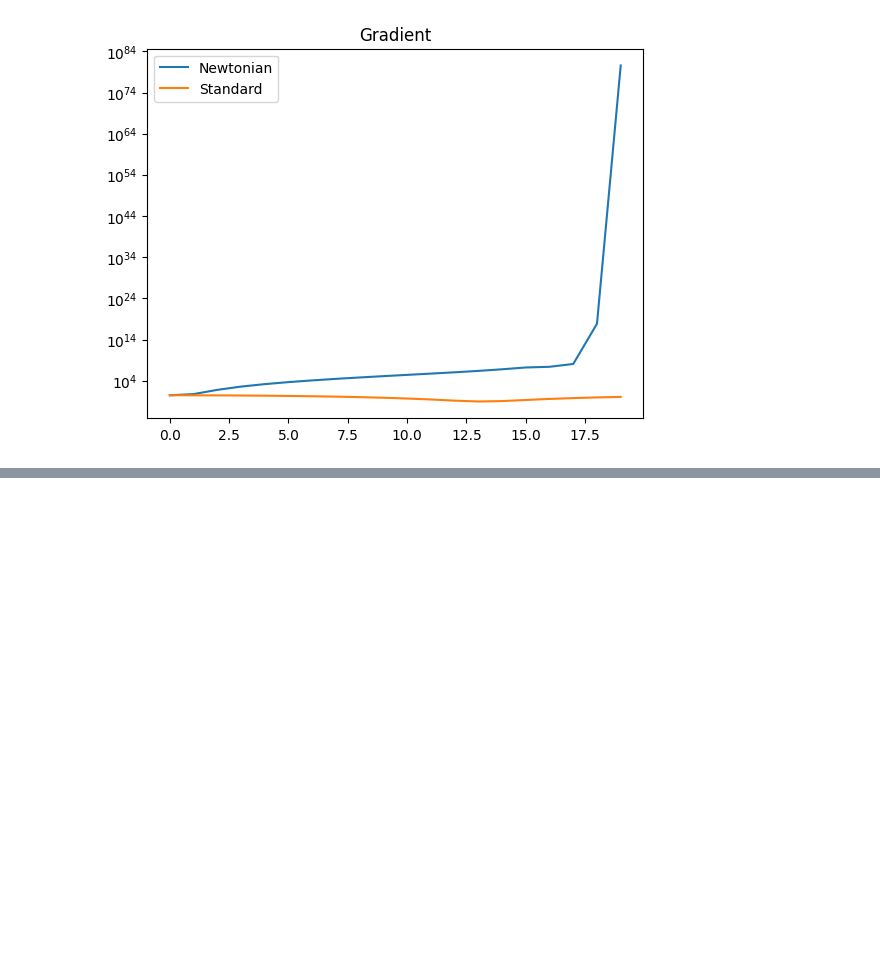
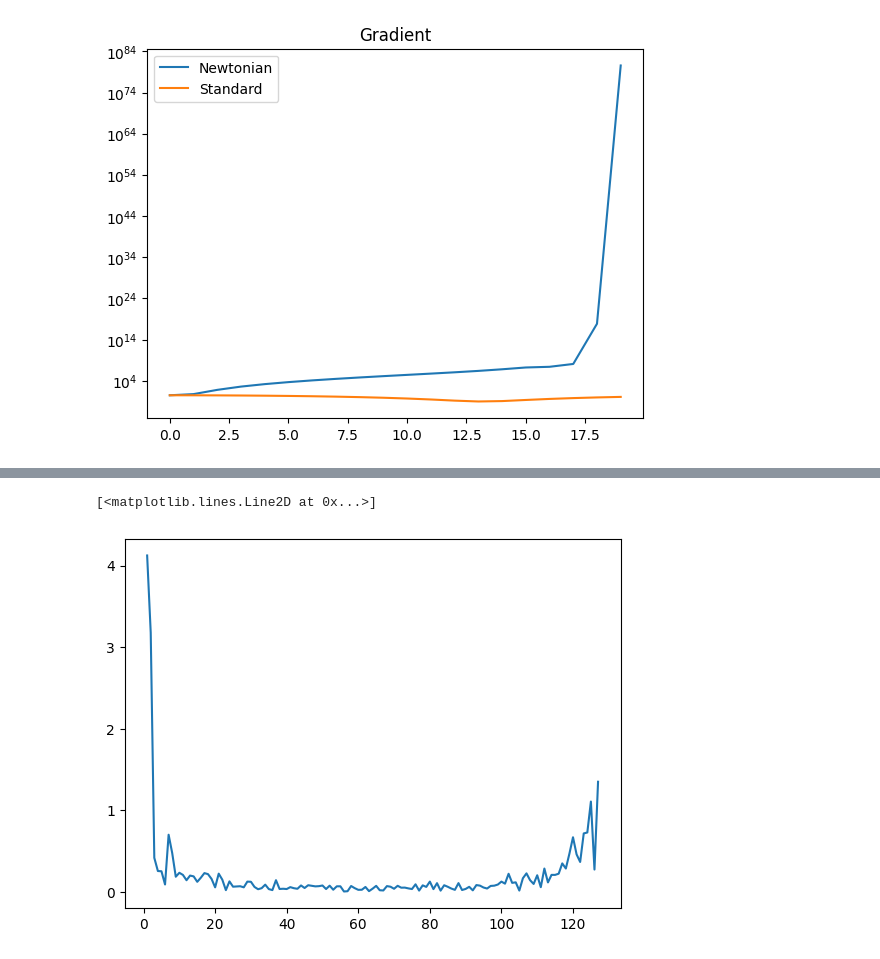
Before and after one commit to lsou343/Scalarverse, a Jupyter notebook: Exec/Inflation/Newtonian/Analysis/animate_slice.ipynb, the cells around one changed output, grey strips where cells are left out. Saved outputs shown, nothing was run; the diff lists cells and outputs as text; code cells hidden in the pictures; blank space fills up the shorter version.

```diff
--- a/Exec/Inflation/Newtonian/Analysis/animate_slice.ipynb
+++ b/Exec/Inflation/Newtonian/Analysis/animate_slice.ipynb
@@ -197,0 +267,13 @@ Text(0.5, 1.0, 'Gradient')
+# %%
+X = np.random.rand(N)
+theta1 = 2 * np.pi * np.random.rand(N)
+theta2 = 2 * np.pi * np.random.rand(N)
+# %%
+A, B, dx = 43, 1.28e-6, L / N
+
+W2 = (A * B) ** 2 * L ** 3 / (2 * omega * dx ** 6)
+fMag = np.sqrt(-1 * W2 * np.log(X))
+plt.plot(fMag)
+# %% [output]
+[<matplotlib.lines.Line2D at 0x...>]
+[figure, added]
```
Also changed, not shown: parts of 26 cells of this notebook, 34 other files.
